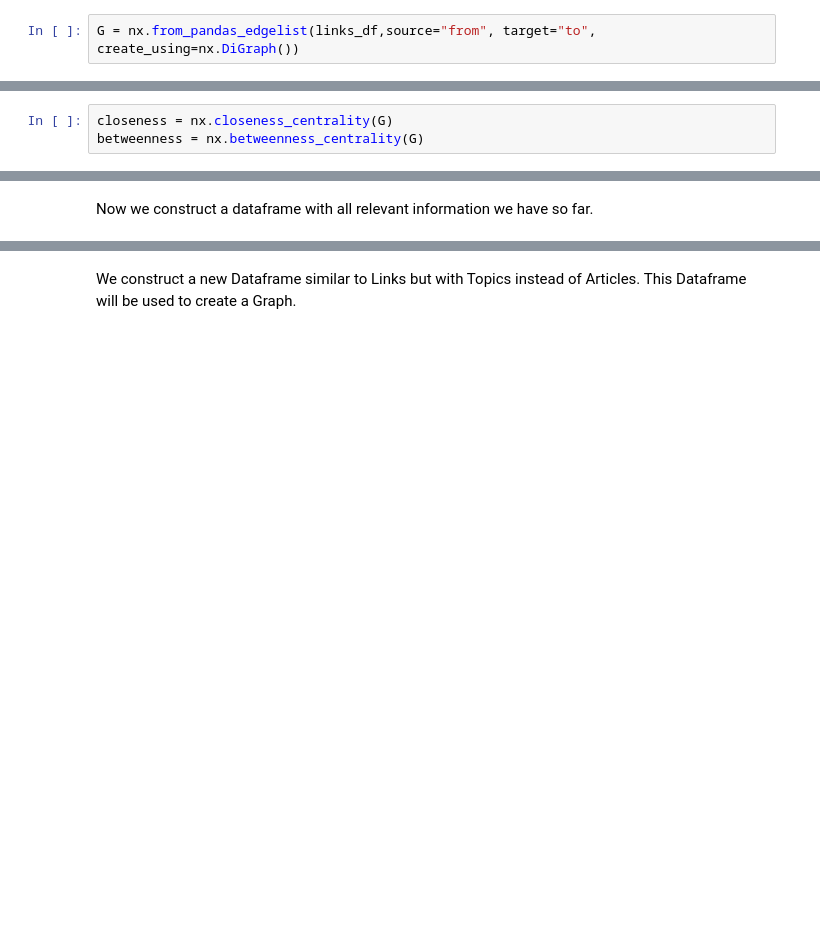
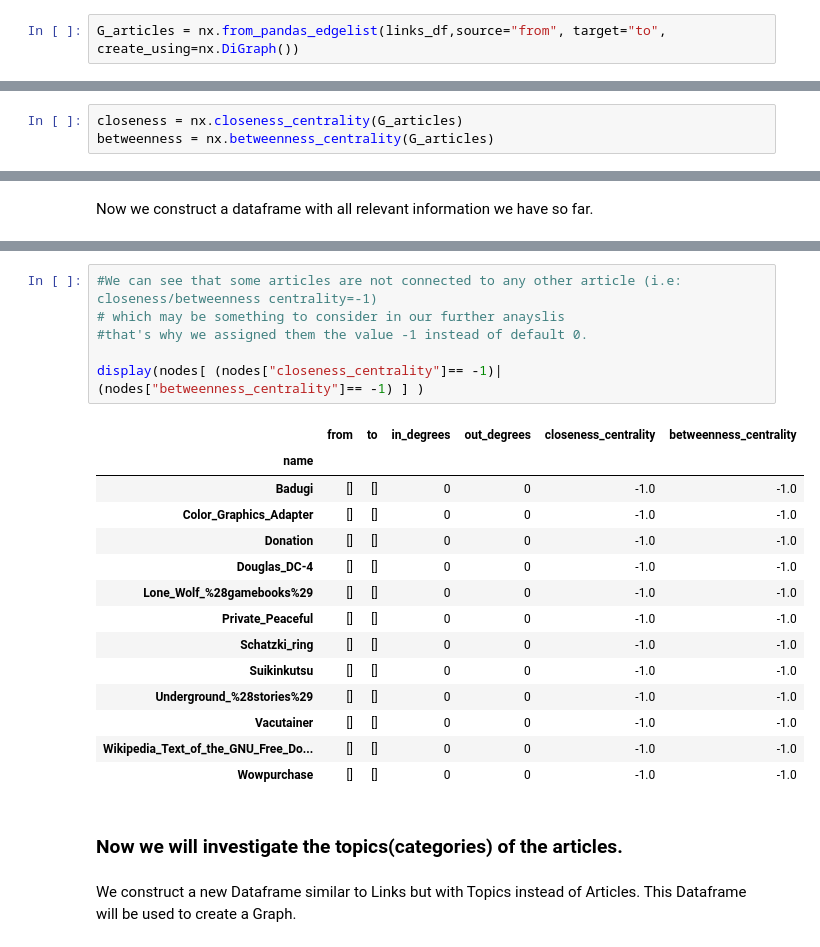
Before and after one commit to khalilacheche/ada-2022-project-adaes, a Jupyter notebook: Data_Engineering.ipynb, the cells around one changed output, grey strips where cells are left out. Saved outputs shown, nothing was run; the diff lists cells and outputs as text; blank space fills up the shorter version.

```diff
--- a/Data_Engineering.ipynb
+++ b/Data_Engineering.ipynb
@@ -282,14 +282,14 @@ paths_unfinished_df
 # %% [markdown]
 # Data Construction
 # %%
-G = nx.from_pandas_edgelist(links_df,source="from", target="to", create_using=nx.DiGraph())
+G_articles = nx.from_pandas_edgelist(links_df,source="from", target="to", create_using=nx.DiGraph())
 # %% [markdown]
 We perform a sanity check to verify that the shortest paths correspond to what we have in the dataset
 # %% [markdown]
 We compute the metrics of the nodes using the graph and store them in a Dictionnary
 # %%
-closeness = nx.closeness_centrality(G)
-betweenness = nx.betweenness_centrality(G)
+closeness = nx.closeness_centrality(G_articles)
+betweenness = nx.betweenness_centrality(G_articles)
 # %% [markdown]
 ## Exploratory Data Analysis
 # %% [markdown]
@@ -388,3 +396,26 @@ nodes.head()
+# %%
+#We can see that some articles are not connected to any other article (i.e: closeness/betweenness centrality=-1)
+# which may be something to consider in our further anayslis
+#that's why we assigned them the value -1 instead of default 0.
+
+display(nodes[ (nodes["closeness_centrality"]== -1)|(nodes["betweenness_centrality"]== -1) ] )
+# %% [output]
+|  | from | to | in_degrees | out_degrees | closeness_centrality | betweenness_centrality |
+| name |  |  |  |  |  |  |
+| Badugi | [] | [] | 0 | 0 | -1.0 | -1.0 |
+| Color_Graphics_Adapter | [] | [] | 0 | 0 | -1.0 | -1.0 |
+| Donation | [] | [] | 0 | 0 | -1.0 | -1.0 |
+| Douglas_DC-4 | [] | [] | 0 | 0 | -1.0 | -1.0 |
+| Lone_Wolf_%28gamebooks%29 | [] | [] | 0 | 0 | -1.0 | -1.0 |
+| Private_Peaceful | [] | [] | 0 | 0 | -1.0 | -1.0 |
+| Schatzki_ring | [] | [] | 0 | 0 | -1.0 | -1.0 |
+| Suikinkutsu | [] | [] | 0 | 0 | -1.0 | -1.0 |
+| Underground_%28stories%29 | [] | [] | 0 | 0 | -1.0 | -1.0 |
+| Vacutainer | [] | [] | 0 | 0 | -1.0 | -1.0 |
+| Wikipedia_Text_of_the_GNU_Free_Do... | [] | [] | 0 | 0 | -1.0 | -1.0 |
+| Wowpurchase | [] | [] | 0 | 0 | -1.0 | -1.0 |
+# %% [markdown]
+### Now we will investigate the topics(categories) of the articles.
 # %% [markdown]
 We construct a new Dataframe similar to Links but with Topics instead of Articles. This Dataframe will be used to create a Graph.
 # %%
```
Also changed, not shown: parts of 20 cells of this notebook, 5 other files.
